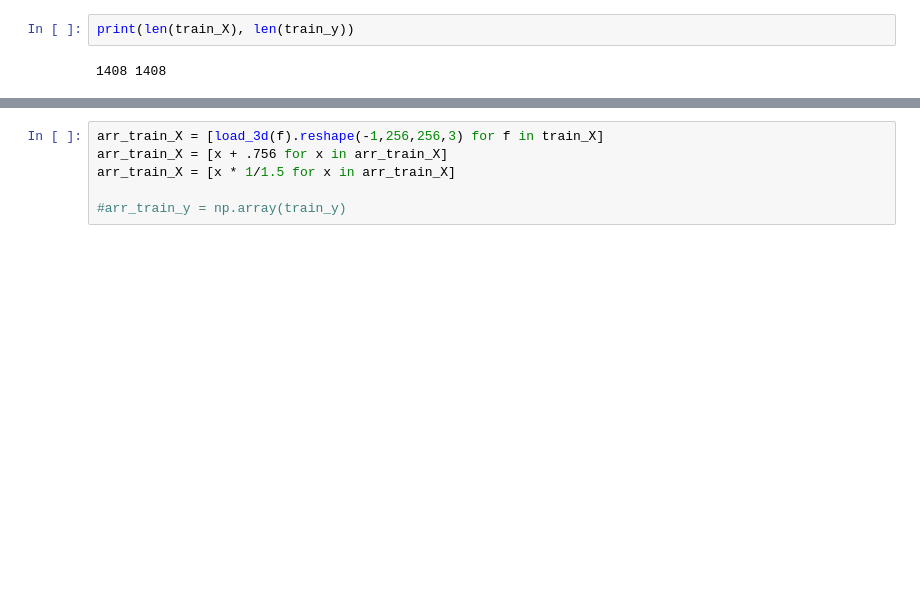
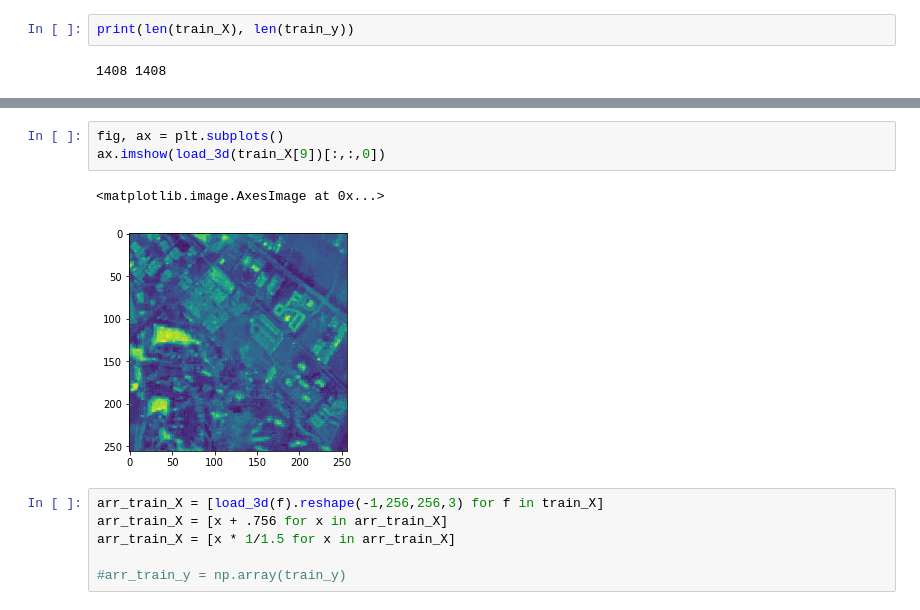
Before and after one commit to jgaustad/pollutemenot-ai, a Jupyter notebook: aws_train_1chan_vgg.ipynb, the cells around one changed output, grey strips where cells are left out. Cells and saved outputs as stored; diff of their text form; blank space fills up the shorter version.

```diff
--- a/aws_train_1chan_vgg.ipynb
+++ b/aws_train_1chan_vgg.ipynb
@@ -79,6 +82,12 @@ def load_3d(p):
 load_3d(train_X[9]).shape
 # %% [output]
 (256, 256, 3)
+# %%
+fig, ax = plt.subplots()
+ax.imshow(load_3d(train_X[9])[:,:,0])
+# %% [output]
+<matplotlib.image.AxesImage at 0x...>
+[figure, added]
 # %%
 arr_train_X = [load_3d(f).reshape(-1,256,256,3) for f in train_X]
 arr_train_X = [x + .756 for x in arr_train_X]
```
Also changed, not shown: parts of 9 cells of this notebook, 11 other files.
